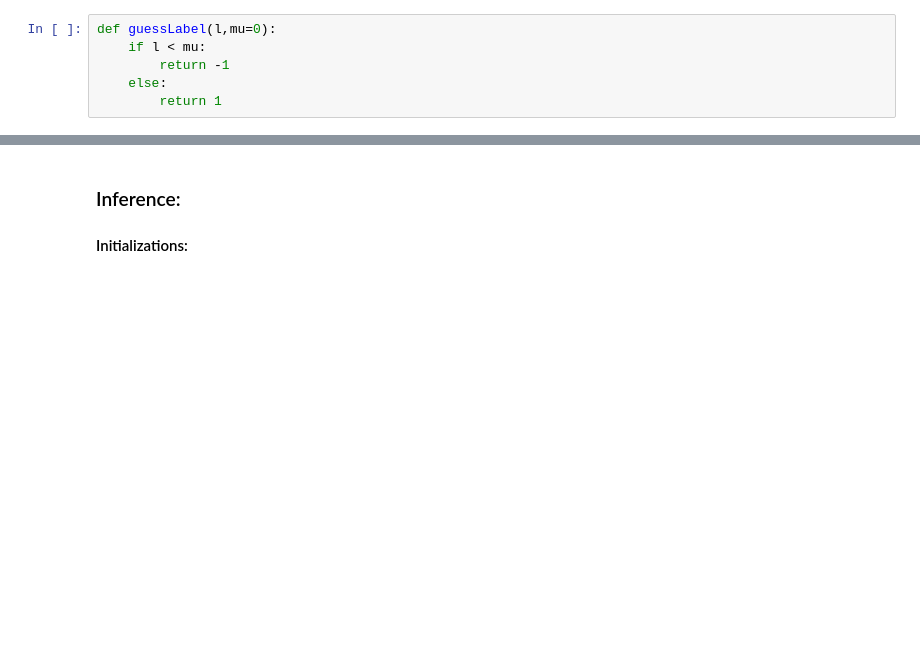
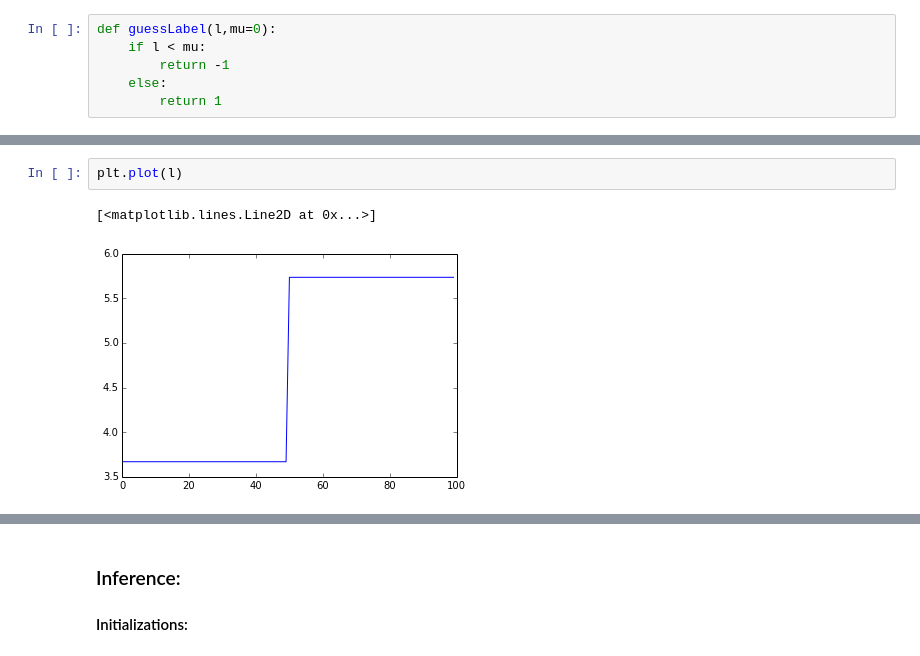
Before and after one commit to sudhNau/Baysian, a Jupyter notebook: SLFM Main.ipynb, the cells around one changed output, grey strips where cells are left out. Cells and saved outputs as stored; diff of their text form; blank space fills up the shorter version.

```diff
--- a/SLFM Main.ipynb
+++ b/SLFM Main.ipynb
@@ -101,3 +132,8 @@ Generated Data:
+# %%
+plt.plot(l)
+# %% [output]
+[<matplotlib.lines.Line2D at 0x...>]
+[figure, added]
 # %%
 def plotLabel(YBar,L,S):
     for s in range(S):
```
Also changed, not shown: parts of 28 cells of this notebook, 1 other file.
